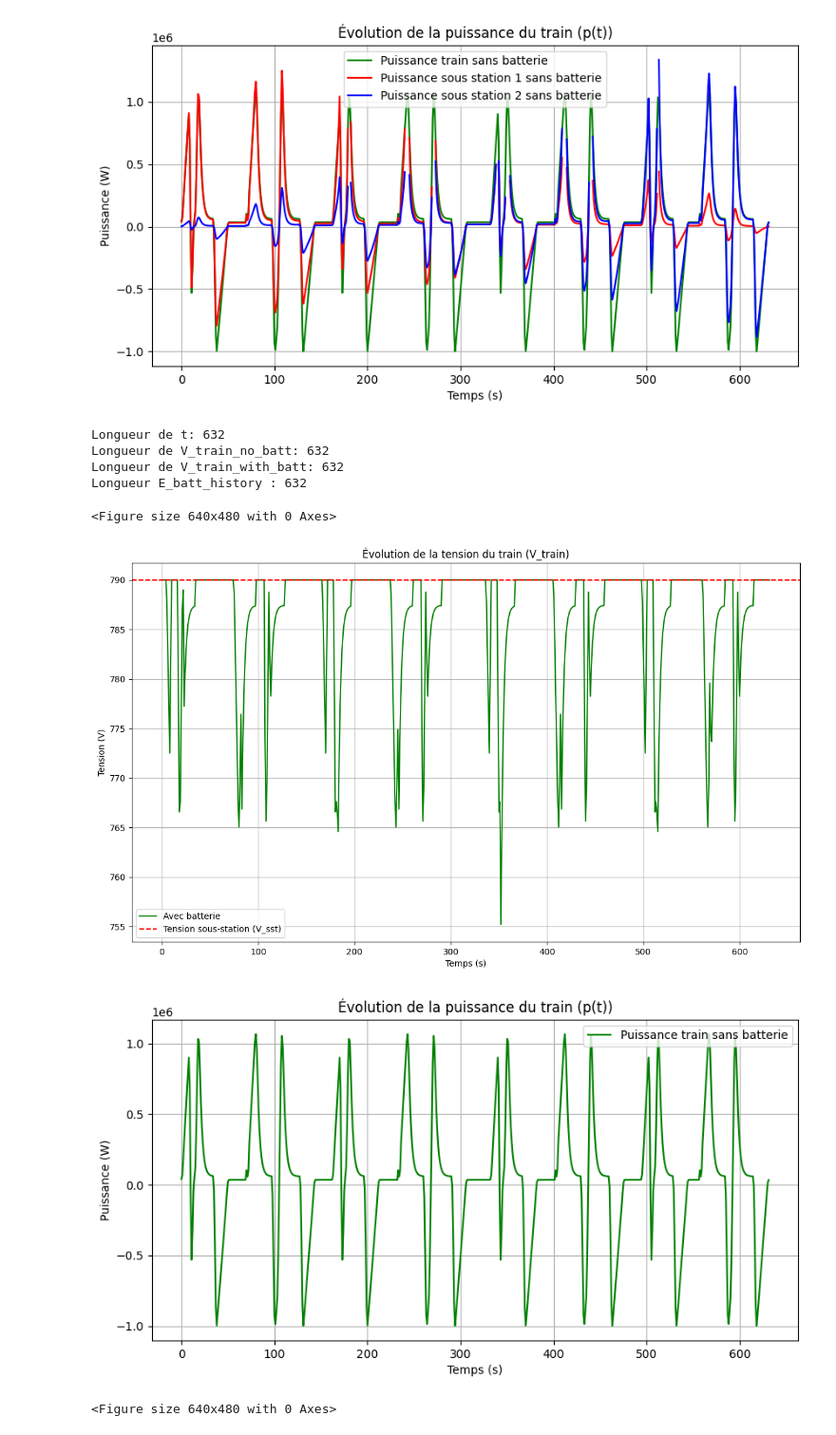
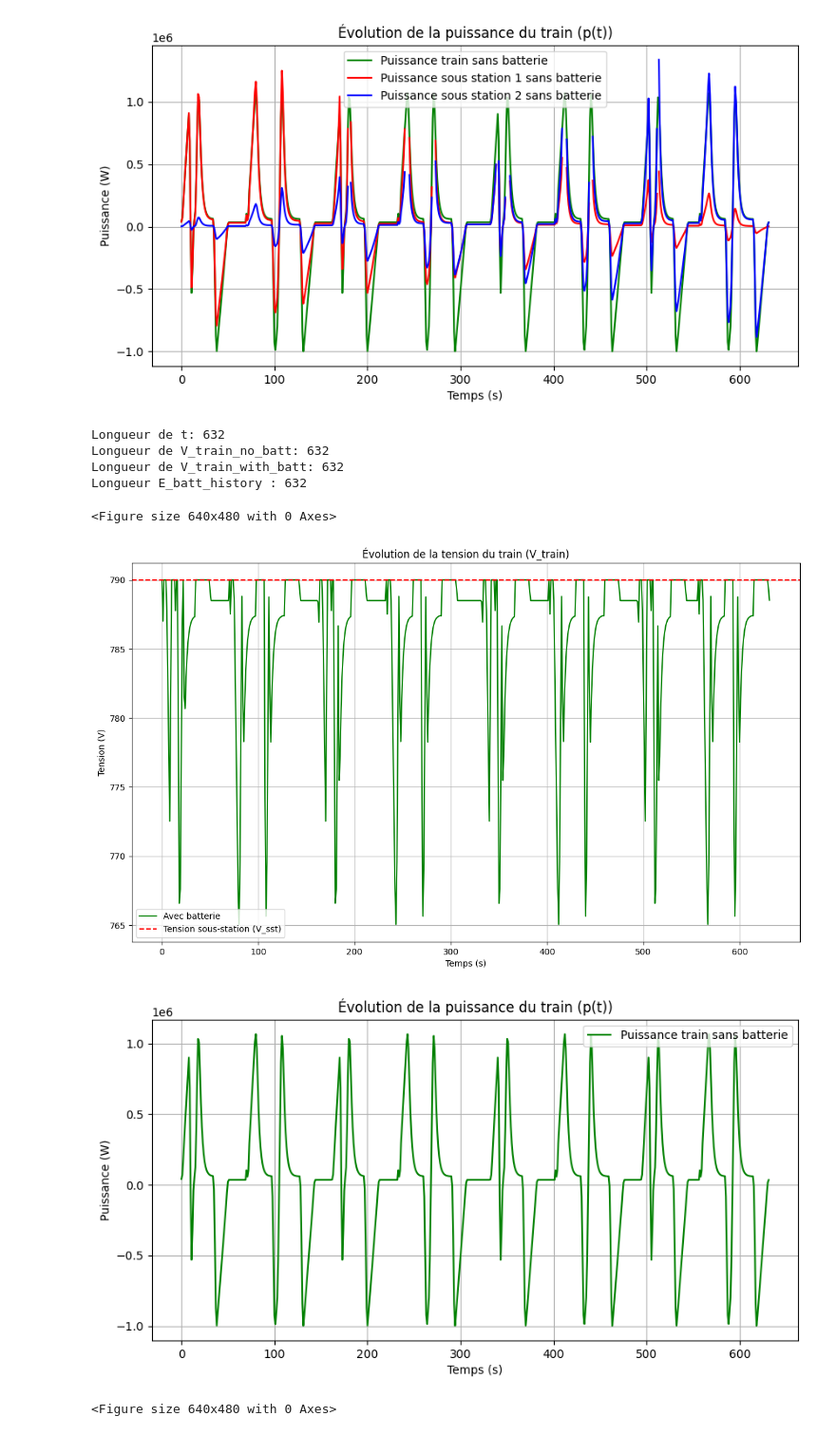
Before and after one commit to Yasserbhb/PROJET_OPT, a Jupyter notebook: Mise_en_place_du_modèle_du_système.ipynb, the cells around one changed output. Shown at 95% size. Drawn from its saved outputs; the diff is of its cells as text; code cells hidden in the pictures.

Commit message:
added seuil to Ptrain

```diff
--- a/Mise_en_place_du_modèle_du_système.ipynb
+++ b/Mise_en_place_du_modèle_du_système.ipynb
@@ -858,13 +858,12 @@ plt.grid()
 C_batt = 6e6  # Capacité de la batterie (joules), à ajuster
 E_batt_max = C_batt  # Énergie initiale de la batterie (joules)
 P_batt_max = 500e3  # Puissance maximale de charge/décharge (W) que la batterie puisse fournir
-
 P_batt = [0]
 V_train_with_batt = [790]
 E_batt_history = [E_batt_max]
 P_LAC = []  # Initialisation de P_LAC comme une liste vide
 P_rheostat = []  # Initialisation de P_rheostat comme une liste vide
-
+Seuil=5e5
 for i in range(len(temps)):
     # Résistances des segments de LAC et rail
     R_LAC1 = rho_LAC * position[i]  # Jusqu'au train
@@ -890,7 +889,7 @@ for i in range(1, len(temps)):
             E_batt_history.append(E_batt_history[-1])
         P_LAC.append(0)  # Pas de demande à la LAC pendant le freinage
 
-    else:  # Le train accélère
+    elif P_train[i]>Seuil:  # Le train accélère
         if E_batt_history[-1] > 0:  # Batterie pas vide
             P_batt.append(min(P_train[i], P_batt_max, E_batt_history[-1] / delta_t))  # Limite la puissance fournie par la batterie
             E_batt_history.append(max(0, E_batt_history[-1] - P_batt[-1] * delta_t))  # Mise à jour de l'énergie de la batterie
@@ -900,6 +899,10 @@ for i in range(1, len(temps)):
             P_batt.append(0)
             E_batt_history.append(E_batt_history[-1])  # Pas d'énergie supplémentaire, la batterie reste à zéro
             P_LAC.append(P_train[i])  # Toute l'énergie vient de la LAC
+    else :
+        P_batt.append(0)
+        E_batt_history.append(E_batt_history[-1])  # Pas d'énergie supplémentaire, la batterie reste à zéro
+        P_LAC.append(P_train[i])  # Toute l'énergie vient de la LAC
 
 
     # Calcul de la tension V_train
@@ -941,33 +944,33 @@ plt.grid()
 # puissances
 
 plt.figure(8)
 plt.figure(figsize=(10, 5))
 plt.plot(t, P_train, label="Puissance train sans batterie", color="green")
 plt.xlabel("Temps (s)")
 plt.ylabel("Puissance (W)")
 plt.title("Évolution de la puissance du train (p(t))")
 plt.legend()
 plt.grid()
 
 # Énergie de la batterie
 plt.figure(6)
 plt.figure(figsize=(9, 5))
 plt.plot(t, np.array(E_batt_history) / 1e6, label="Énergie de la batterie (MJ)", color="orange")
 plt.xlabel("Temps (s)")
 plt.ylabel("Énergie (MJ)")
 plt.title("Évolution de l'énergie de la batterie")
 plt.legend()
 plt.grid()
 
 plt.tight_layout()
 plt.show()
 #####
 # %% [output]
 Longueur de t: 632
 Longueur de V_train_no_batt: 632
 Longueur de V_train_with_batt: 632
 Longueur E_batt_history : 632
 <Figure size 640x480 with 0 Axes>
-[figure, old version]
+[figure, new version]
 [figure]
 <Figure size 640x480 with 0 Axes>
```
Also changed, not shown: parts of 1 cell of this notebook.
